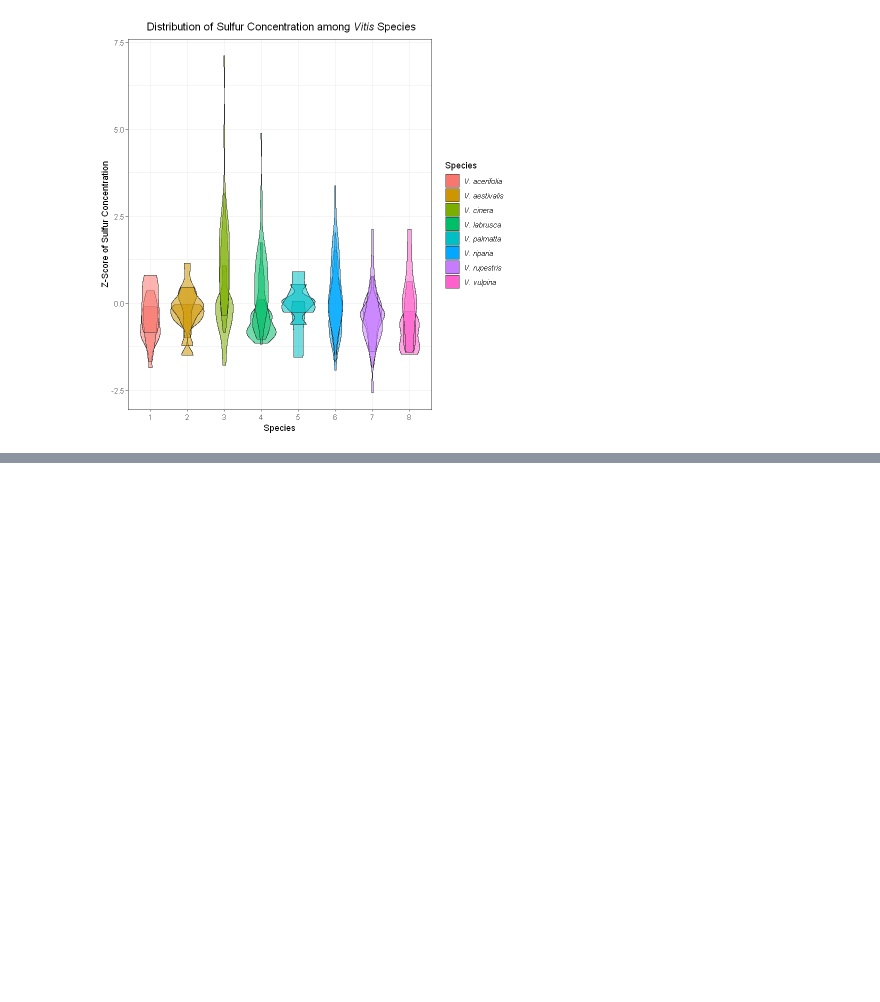
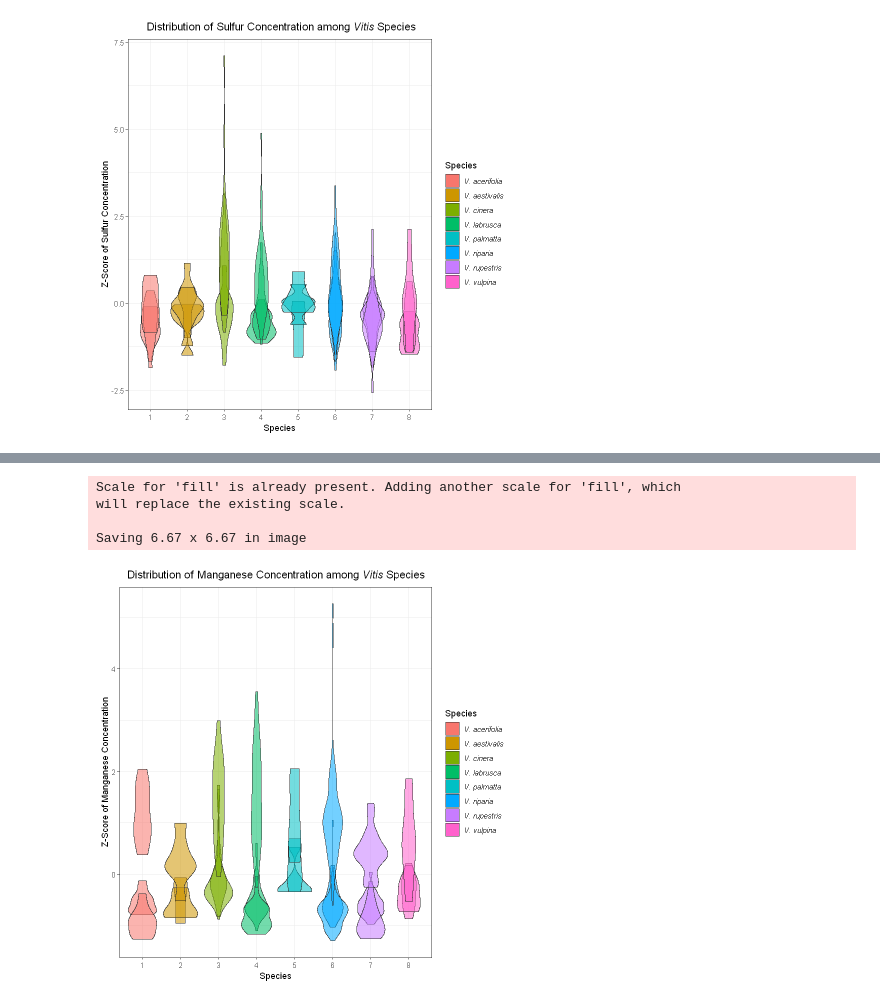
Before and after one commit to Kovacs-Lab/Geneva_Ionomics, a Jupyter notebook: Boxplots_Violin_Geneva.ipynb, the cells around one changed output, grey strips where cells are left out. Saved outputs shown, nothing was run; the diff lists cells and outputs as text; code cells hidden in the pictures; blank space fills up the shorter version.

```diff
--- a/Boxplots_Violin_Geneva.ipynb
+++ b/Boxplots_Violin_Geneva.ipynb
@@ -284,0 +246,23 @@ Warning message:
+# %%
+#violinplot(Elements$Mn55_X~Elements$spec_as_int) #Manganese
+Elements$spec_as_int <- as.factor(Elements$spec_as_int)
+manganese <- ggplot(Elements, aes(x = spec_as_int, fill = spec_as_int, alpha = .5)) +
+  geom_violin(aes(y = Mn55_X))+
+  geom_violin(aes(y = Mn55_Y))+
+  geom_violin(aes(y = Mn55_Z))+
+  scale_color_viridis_d(aesthetics = "fill")+
+  theme_bw()+
+  xlab("Species")+
+  ylab("Z-Score of Manganese Concentration")+
+  labs(title = expression(paste("Distribution of Manganese Concentration among ", italic("Vitis "), "Species")))+
+  guides(alpha = FALSE)+
+  theme(plot.title = element_text(hjust = .55), legend.text = element_text(face = "italic"))+
+  scale_fill_discrete(name = "Species", labels = c("V. acerifolia", "V. aestivalis", "V. cinera", "V. labrusca", "V. palmatta", "V. riparia","V. rupestris", "V. vulpina"))
+manganese
+ggsave(filename = "Manganese.jpg", plot = manganese, dpi = "retina")
+# %% [output]
+Scale for 'fill' is already present. Adding another scale for 'fill', which
+will replace the existing scale.
+
+Saving 6.67 x 6.67 in image
+[figure, added]
```
Also changed, not shown: parts of 25 cells of this notebook, 13 other files.
